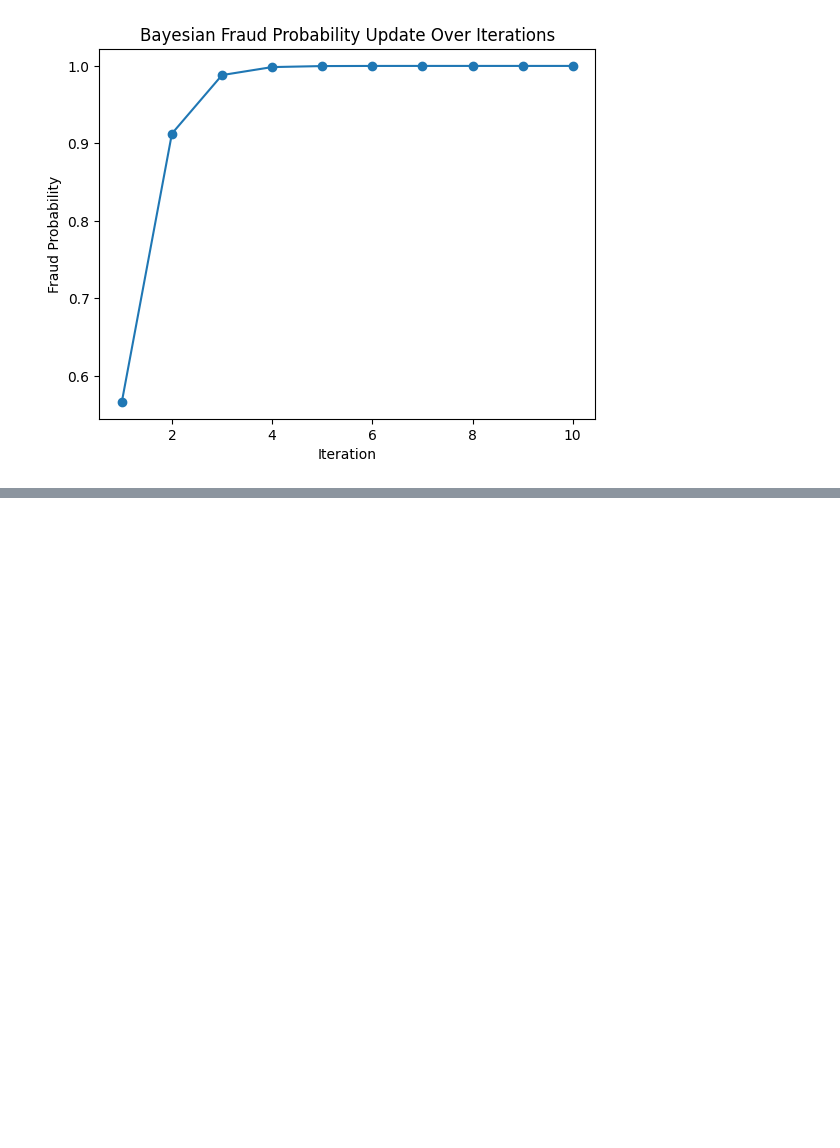
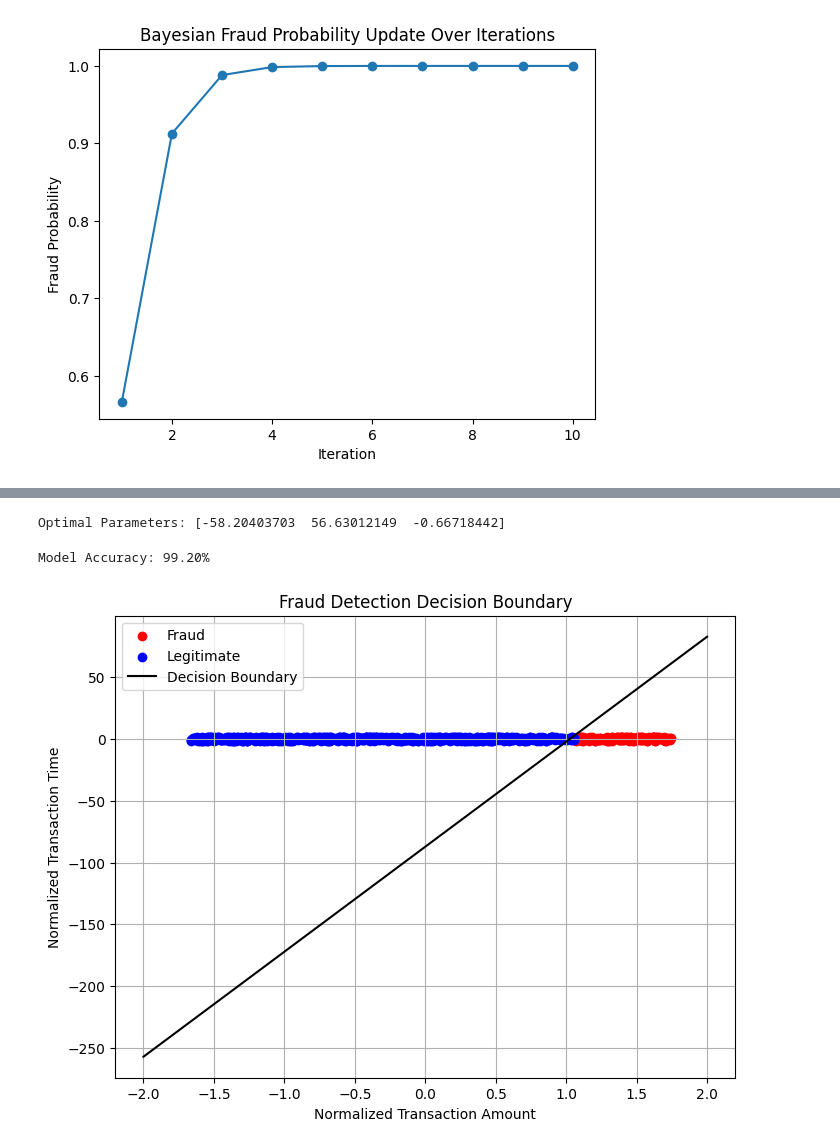
Before and after one commit to flammarionick/Probability-Distributions_Group_9, a Jupyter notebook: Group_9.ipynb, the cells around one changed output, grey strips where cells are left out. Cells and saved outputs as stored; diff of their text form; code cells hidden in the pictures; blank space fills up the shorter version.

Commit message:
Plotted decision boundary for fraud detection model

```diff
--- a/Group_9.ipynb
+++ b/Group_9.ipynb
@@ -118,0 +157,60 @@ Updated Fraud Probability: 0.1404
+# %%
+def cost_function(theta, X, y):
+    m = len(y)
+    predictions = sigmoid(np.dot(X, theta))
+    cost = -(1/m) * np.sum(y * np.log(predictions) + (1 - y) * np.log(1 - predictions))
+    return cost
+# %%
+def gradient(theta, X, y):
+    m = len(y)
+    predictions = sigmoid(np.dot(X, theta))
+    return (1/m) * np.dot(X.T, (predictions - y))
+# %%
+# Add intercept term (bias) to X
+X = np.c_[np.ones((X.shape[0], 1)), X]  # Add column of ones for bias term
+
+# Initialize theta (parameters) to zero
+initial_theta = np.zeros(X.shape[1])
+
+# Optimize the parameters using gradient descent
+result = minimize(cost_function, initial_theta, args=(X, y), method='BFGS', jac=gradient)
+
+# Extract optimized parameters
+optimal_theta = result.x
+
+print("Optimal Parameters:", optimal_theta)
+# %% [output]
+Optimal Parameters: [-58.20403703  56.63012149  -0.66718442]
+# %%
+def predict(X, theta):
+    probabilities = sigmoid(np.dot(X, theta))
+    return (probabilities >= 0.5).astype(int)  # Convert probabilities to 0 or 1
+
+# Make predictions on dataset
+predictions = predict(X, optimal_theta)
+
+# Print accuracy
+accuracy = np.mean(predictions == y) * 100
+print(f"Model Accuracy: {accuracy:.2f}%")
+# %% [output]
+Model Accuracy: 99.20%
+# %%
+plt.figure(figsize=(8, 6))
+
+# Scatter plot of fraudulent and non-fraudulent transactions
+plt.scatter(data['Amount'][data['Fraud'] == 1], data['Time'][data['Fraud'] == 1], color='red', label="Fraud")
+plt.scatter(data['Amount'][data['Fraud'] == 0], data['Time'][data['Fraud'] == 0], color='blue', label="Legitimate")
+
+# Decision boundary line
+x_vals = np.linspace(-2, 2, 100)
+y_vals = -(optimal_theta[0] + optimal_theta[1] * x_vals) / optimal_theta[2]
+plt.plot(x_vals, y_vals, color="black", label="Decision Boundary")
+
+plt.xlabel("Normalized Transaction Amount")
+plt.ylabel("Normalized Transaction Time")
+plt.title("Fraud Detection Decision Boundary")
+plt.legend()
+plt.grid()
+plt.show()
+# %% [output]
+[figure, added]
```
Also changed, not shown: parts of 4 cells of this notebook.
